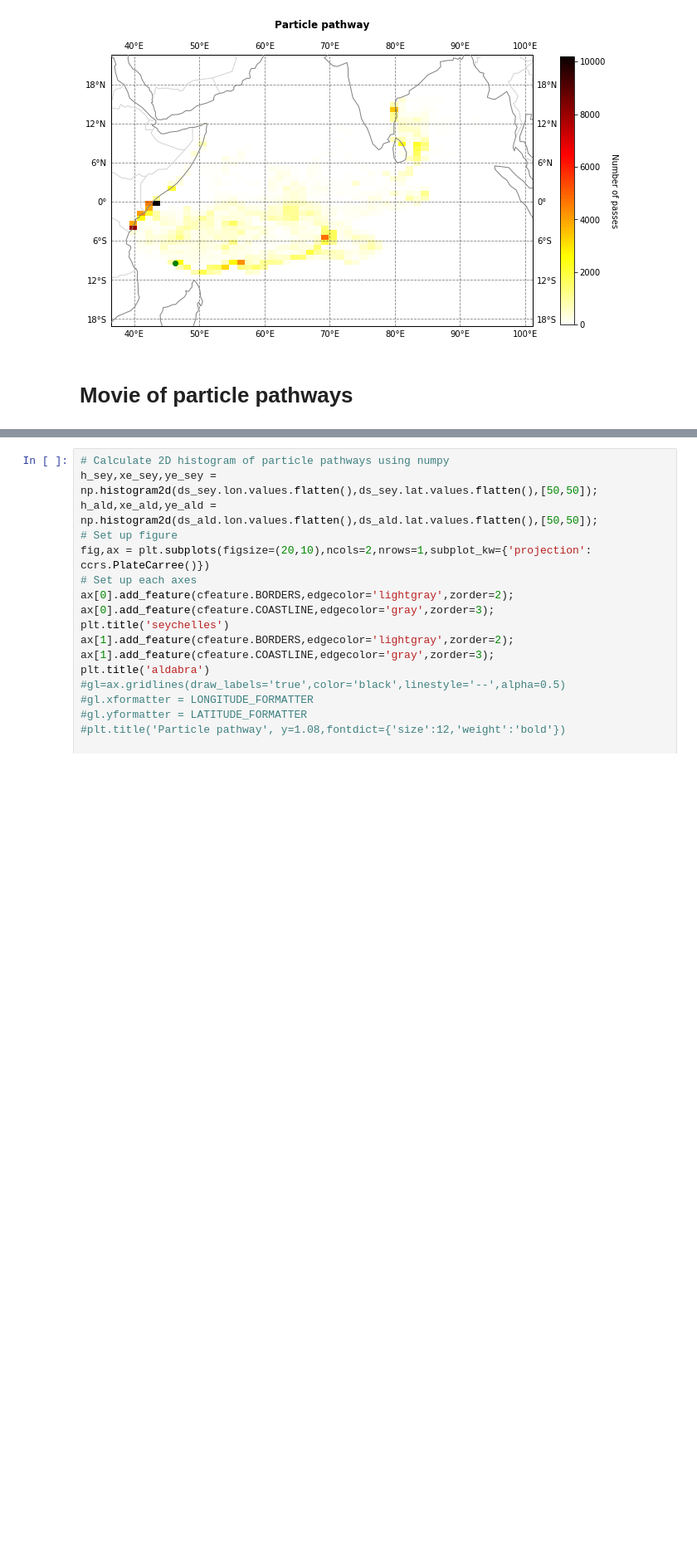
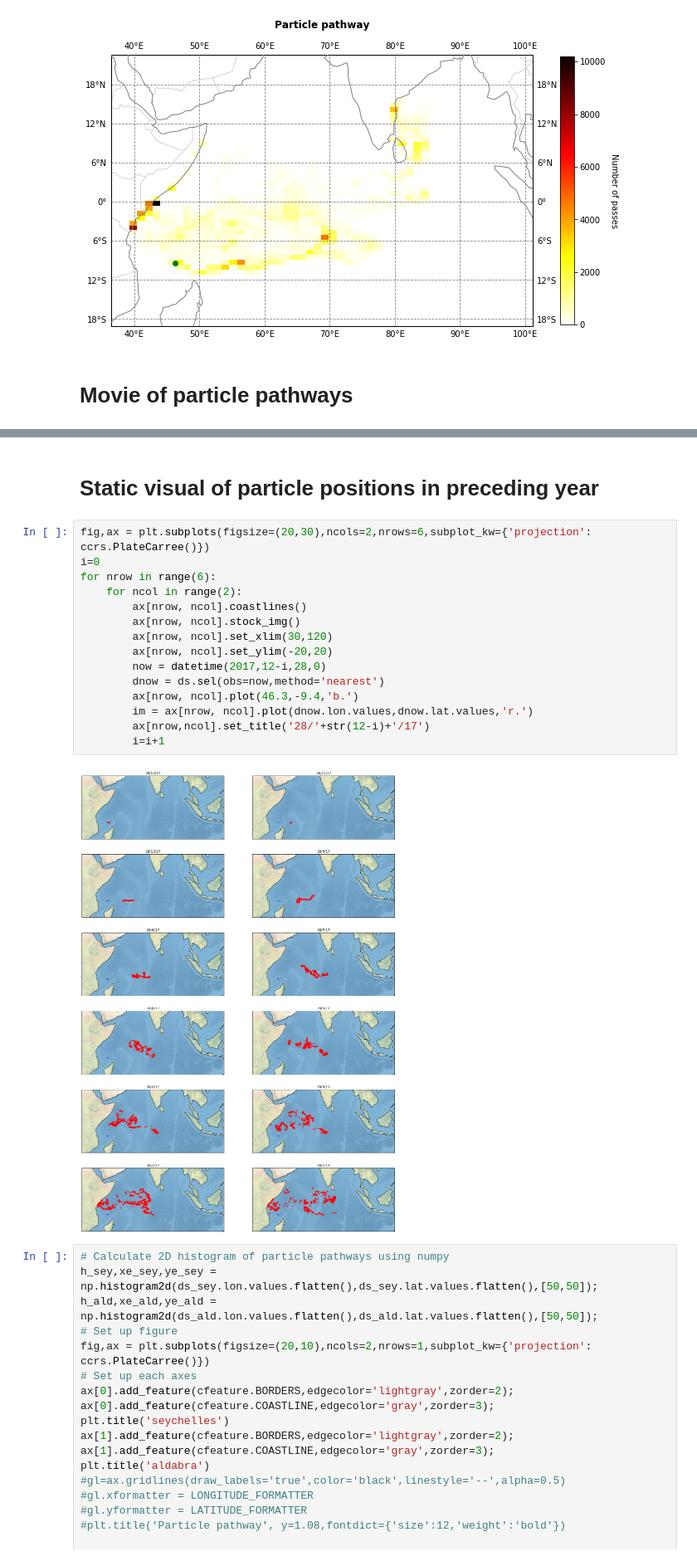
Before and after one commit to gmacgilchrist/parcels, a Jupyter notebook: parcels_seychelles/parcels_seychelles_draw.ipynb, the cells around one changed output, grey strips where cells are left out. Shown at 83% size. Saved outputs shown, nothing was run; the diff lists cells and outputs as text; blank space fills up the shorter version.

```diff
--- a/parcels_seychelles/parcels_seychelles_draw.ipynb
+++ b/parcels_seychelles/parcels_seychelles_draw.ipynb
@@ -84,3 +89,22 @@ Side-by-side figures of the pathways of particles (plotted as a 2D histogram) re
+# %% [markdown]
+# Static visual of particle positions in preceding year
+# %%
+fig,ax = plt.subplots(figsize=(20,30),ncols=2,nrows=6,subplot_kw={'projection': ccrs.PlateCarree()})
+i=0
+for nrow in range(6):
+    for ncol in range(2):
+        ax[nrow, ncol].coastlines()
+        ax[nrow, ncol].stock_img()
+        ax[nrow, ncol].set_xlim(30,120)
+        ax[nrow, ncol].set_ylim(-20,20)
+        now = datetime(2017,12-i,28,0)
+        dnow = ds.sel(obs=now,method='nearest')
+        ax[nrow, ncol].plot(46.3,-9.4,'b.')
+        im = ax[nrow, ncol].plot(dnow.lon.values,dnow.lat.values,'r.')
+        ax[nrow,ncol].set_title('28/'+str(12-i)+'/17')
+        i=i+1
+# %% [output]
+[figure, added]
 # %%
 # Calculate 2D histogram of particle pathways using numpy
 h_sey,xe_sey,ye_sey = np.histogram2d(ds_sey.lon.values.flatten(),ds_sey.lat.values.flatten(),[50,50]);
```
Also changed, not shown: parts of 5 cells of this notebook, 1 other file.
